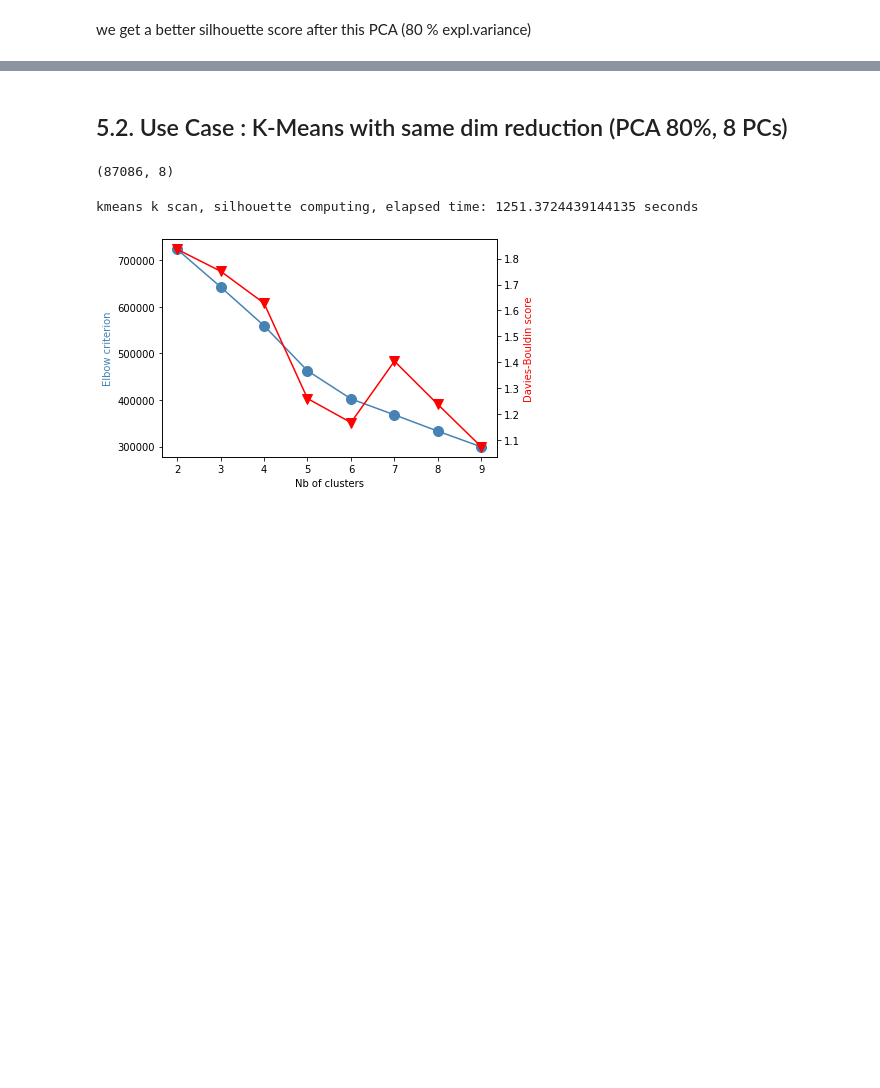
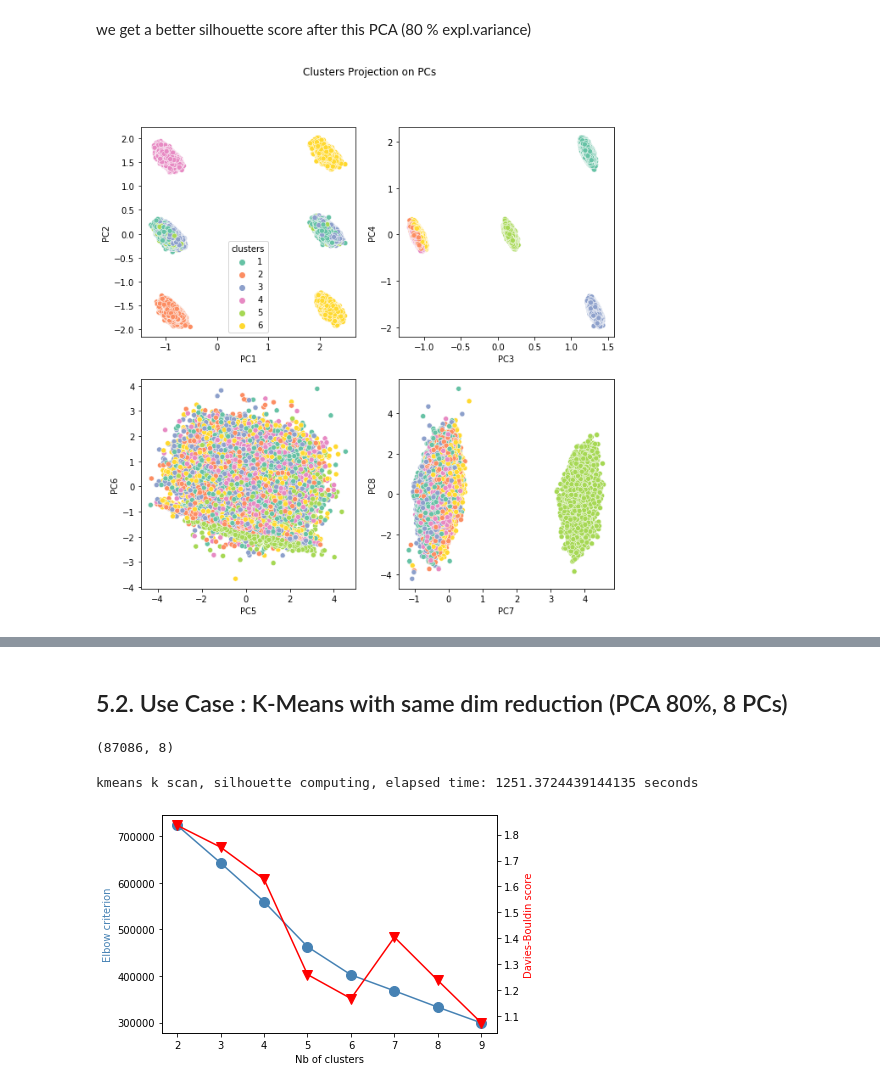
Before and after one commit to EtienneLardeur/P5_CustomerSegmentation, a Jupyter notebook: Olist_O2_Tries.ipynb, the cells around one changed output, grey strips where cells are left out. Cells and saved outputs as stored; diff of their text form; code cells hidden in the pictures; blank space fills up the shorter version.

```diff
--- a/Olist_O2_Tries.ipynb
+++ b/Olist_O2_Tries.ipynb
@@ -719,2 +682,50 @@ d.legend_.remove()
 # %% [markdown]
 we get a better silhouette score after this PCA (80 % expl.variance)
+# %%
+short_kmeans_6k_pca_results = short_transformed_data_reduced_df.copy()
+# %%
+short_kmeans_6k_pca_results['clusters'] = kmeans_6k_pca_labels
+# %%
+short_kmeans_6k_pca_results.columns = ['PC1',
+                                       'PC2',
+                                       'PC3',
+                                       'PC4',
+                                       'PC5',
+                                       'PC6',
+                                       'PC7',
+                                       'PC8',
+                                       'clusters']
+short_kmeans_6k_pca_results['clusters'] = short_kmeans_6k_pca_results['clusters'] + 1
+# %%
+fig, axes = plt.subplots(2, 2, figsize=(10, 10))
+fig.suptitle('Clusters Projection on PCs')
+
+a = sns.scatterplot(ax=axes[0, 0],
+                    x='PC1',
+                    y='PC2',
+                    hue='clusters',
+                    palette='Set2',
+                    data=short_kmeans_6k_pca_results)
+b = sns.scatterplot(ax=axes[0, 1],
+                    x='PC3',
+                    y='PC4',
+                    hue='clusters',
+                    palette='Set2',
+                    data=short_kmeans_6k_pca_results)
+b.legend_.remove()
+c = sns.scatterplot(ax=axes[1, 0],
+                    x='PC5',
+                    y='PC6',
+                    hue='clusters',
+                    palette='Set2',
+                    data=short_kmeans_6k_pca_results)
+c.legend_.remove()
+d = sns.scatterplot(ax=axes[1, 1],
+                    x='PC7',
+                    y='PC8',
+                    hue='clusters',
+                    palette='Set2',
+                    data=short_kmeans_6k_pca_results)
+d.legend_.remove()
+# %% [output]
+[figure, added]
```
Also changed, not shown: parts of 42 cells of this notebook.
